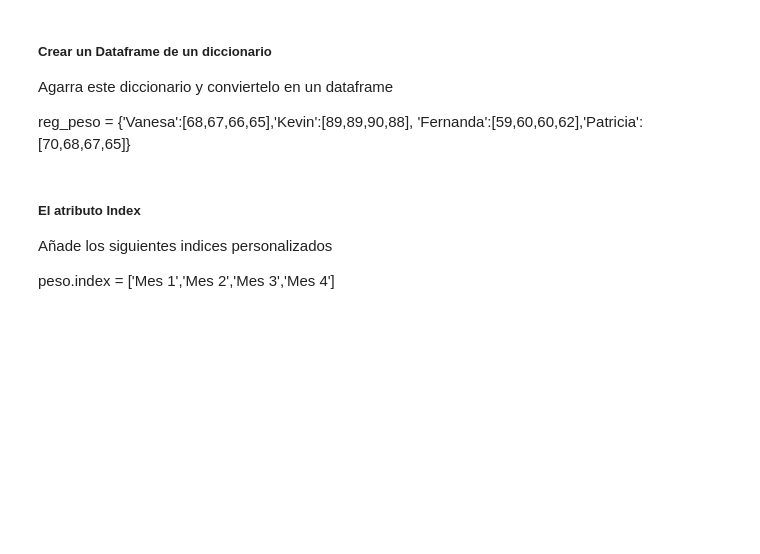
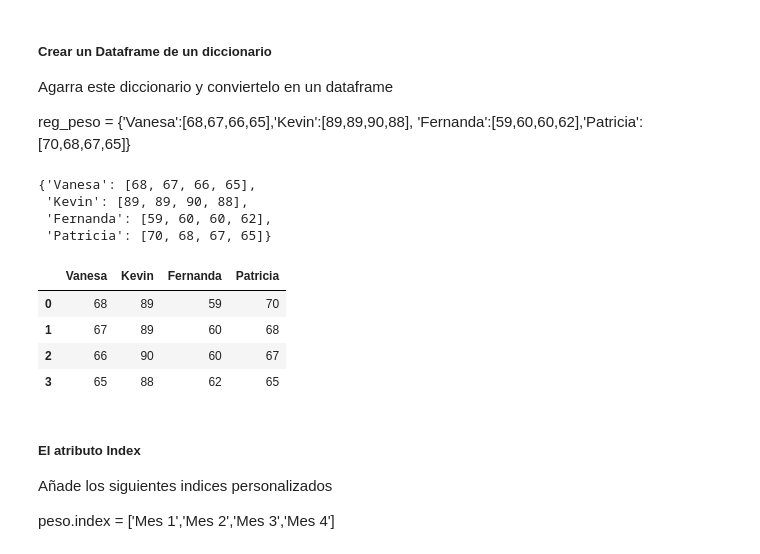
Before and after one commit to CarlosDev2207/6IV8_Mendoza_S-nchez_Carlos_Eduardo_AnalisisDeDatos, a Jupyter notebook: Cuadernos de Trabajo python/Cuadernos de Trabajo/7.-Arreglos con Numpy.ipynb, the cells around one changed output. Saved outputs shown, nothing was run; the diff lists cells and outputs as text; code cells hidden in the pictures; blank space fills up the shorter version.

```diff
--- a/Cuadernos de Trabajo python/Cuadernos de Trabajo/7.-Arreglos con Numpy.ipynb
+++ b/Cuadernos de Trabajo python/Cuadernos de Trabajo/7.-Arreglos con Numpy.ipynb
@@ -438,3 +602,19 @@ Agarra este diccionario y conviertelo en un dataframe
+# %%
+reg_peso
+# %% [output]
+{'Vanesa': [68, 67, 66, 65],
+ 'Kevin': [89, 89, 90, 88],
+ 'Fernanda': [59, 60, 60, 62],
+ 'Patricia': [70, 68, 67, 65]}
+# %%
+peso = pd.DataFrame(reg_peso)
+peso
+# %% [output]
+|  | Vanesa | Kevin | Fernanda | Patricia |
+| 0 | 68 | 89 | 59 | 70 |
+| 1 | 67 | 89 | 60 | 68 |
+| 2 | 66 | 90 | 60 | 67 |
+| 3 | 65 | 88 | 62 | 65 |
 # %% [markdown]
 ##### El atributo Index
 
```
Also changed, not shown: parts of 51 cells of this notebook.
